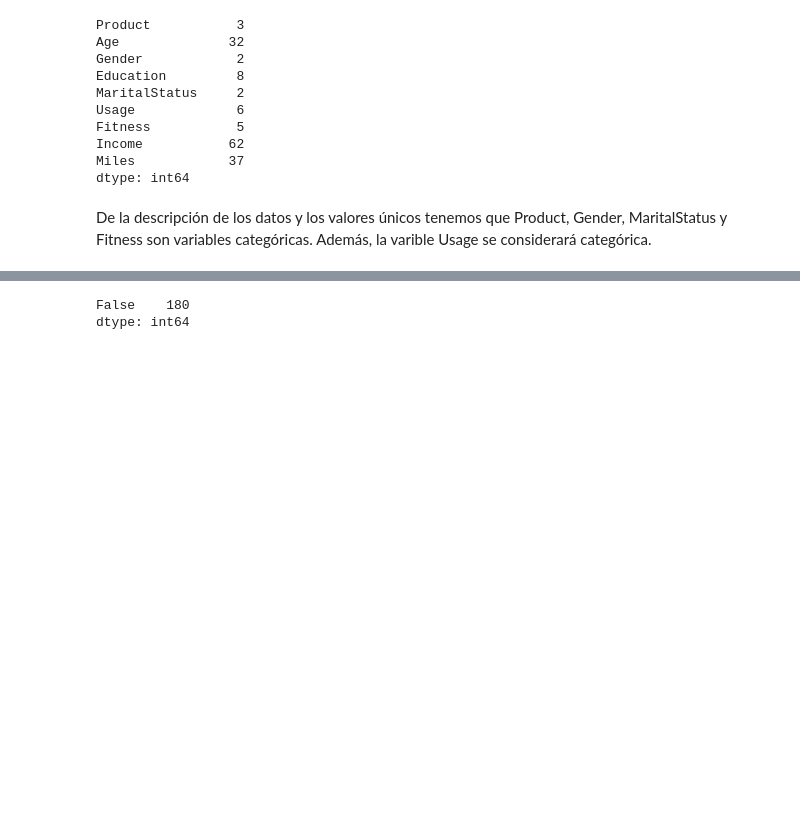
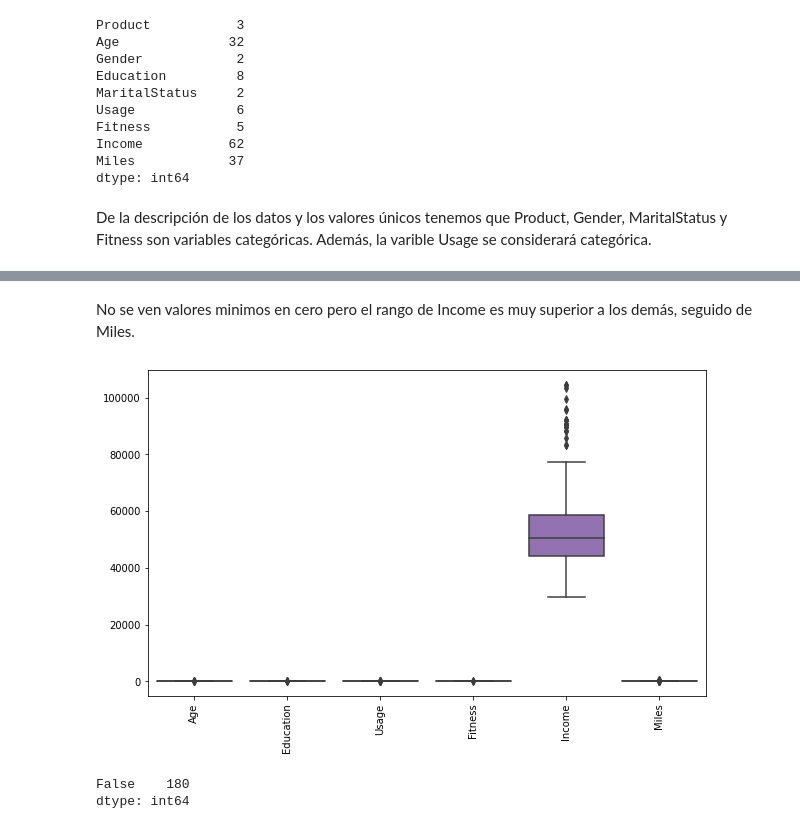
Before and after one commit to brincon/Pima-Indians-Diabetes-Database, a Jupyter notebook: CardioGoodnessFit/dataCardio.ipynb, the cells around one changed output, grey strips where cells are left out. Drawn from its saved outputs; the diff is of its cells as text; code cells hidden in the pictures; blank space fills up the shorter version.

```diff
--- a/CardioGoodnessFit/dataCardio.ipynb
+++ b/CardioGoodnessFit/dataCardio.ipynb
@@ -124,3 +114,14 @@ De la descripción de los datos y los valores únicos tenemos que Product, Gende
+# %% [markdown]
+No se ven valores minimos en cero pero el rango de Income es muy superior a los demás, seguido de Miles.
+# %%
+# Rango de los datos
+
+plt.figure(figsize=(10, 6))
+sns.boxplot(data=data)
+plt.xticks(rotation=90)
+plt.show()
+# %% [output]
+[figure, added]
 # %%
 data.duplicated().value_counts()
 # %% [output]
```
Also changed, not shown: parts of 19 cells of this notebook, 1 other file.
